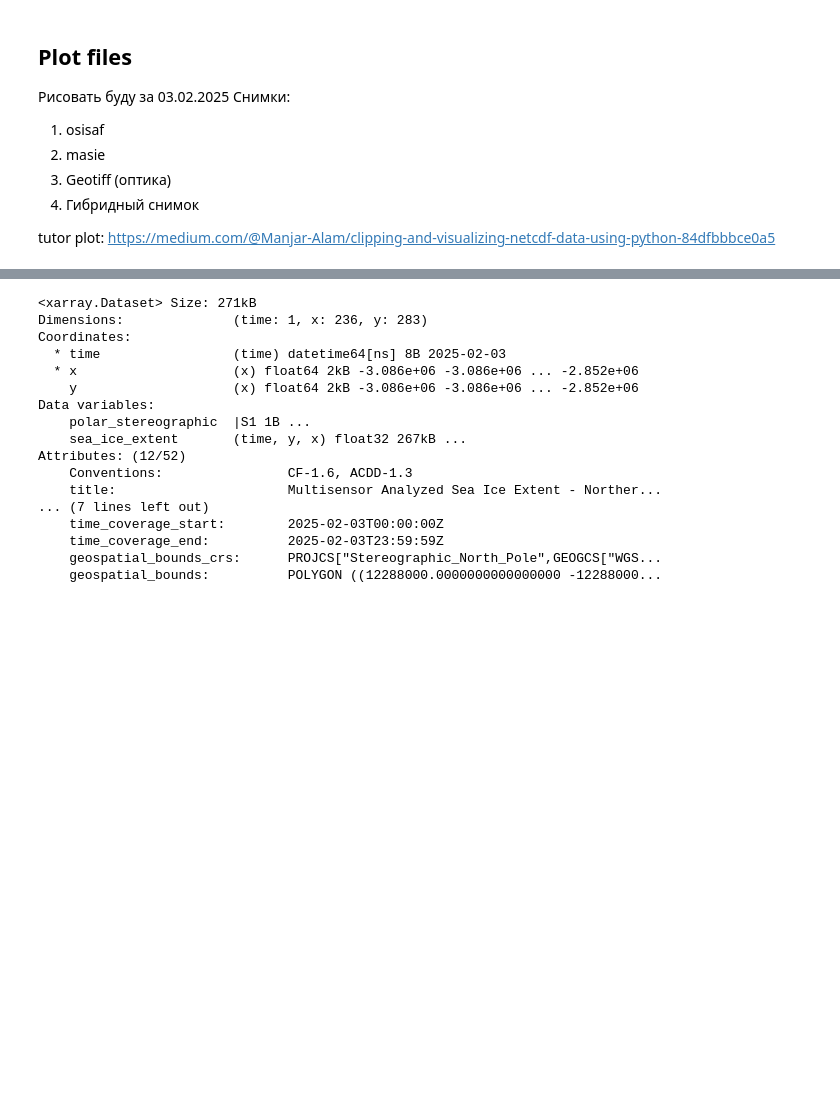
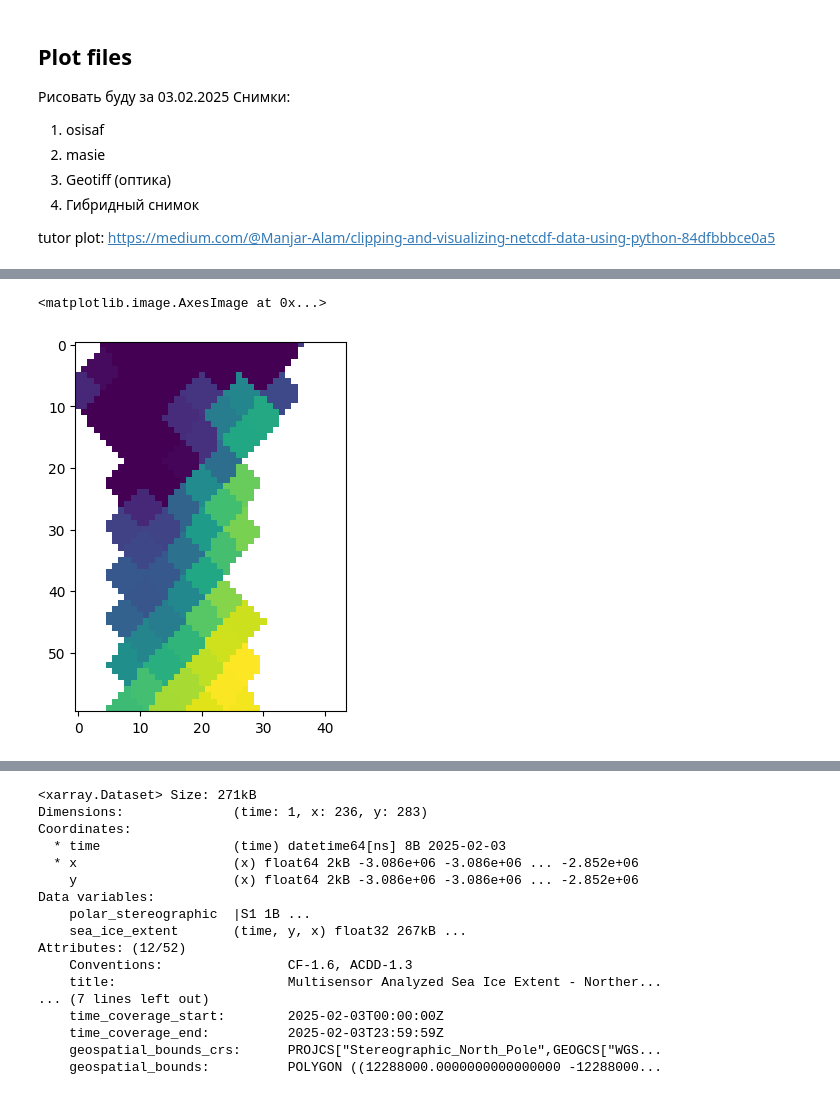
Before and after one commit to Andrey801-afk/Nss_Lab_learn, a Jupyter notebook: osisaf_masie_qgis/osisaf_masie_qgis.ipynb, the cells around one changed output, grey strips where cells are left out. Cells and saved outputs as stored; diff of their text form; code cells hidden in the pictures; blank space fills up the shorter version.

```diff
--- a/osisaf_masie_qgis/osisaf_masie_qgis.ipynb
+++ b/osisaf_masie_qgis/osisaf_masie_qgis.ipynb
@@ -251,0 +292,10 @@ ds_masie.metadata_link
+# %%
+'''
+#ds_osisaf = ds_osisaf.rename({'lon': 'x', 'lat': 'y'})
+#ds_osisaf = ds_osisaf.rio.write_crs(ds_osisaf['Lambert_Azimuthal_Grid'].attrs['crs_wkt'], inplace=True)
+
+ds_osisaf = ds_osisaf.rio.write_crs(ds_osisaf['Lambert_Azimuthal_Grid'].attrs['crs_wkt'], inplace=True)
+
+#ds_osisaf.rio.set_spatial_dims('X', 'Y')
+ds_osisaf_rep = ds_osisaf['ice_conc'].rio.reproject_match(sar_proj)
+'''
@@ -251,0 +345,6 @@ ds_masie.metadata_link
+# %%
+plt.imshow(ds_osisaf_rep.isel(x=slice(None, None, 100),
+                          y=slice(None, None, 100)).values[0,:,:])
+# %% [output]
+<matplotlib.image.AxesImage at 0x...>
+[figure, added]
```
Also changed, not shown: parts of 46 cells of this notebook, 1 other file.
